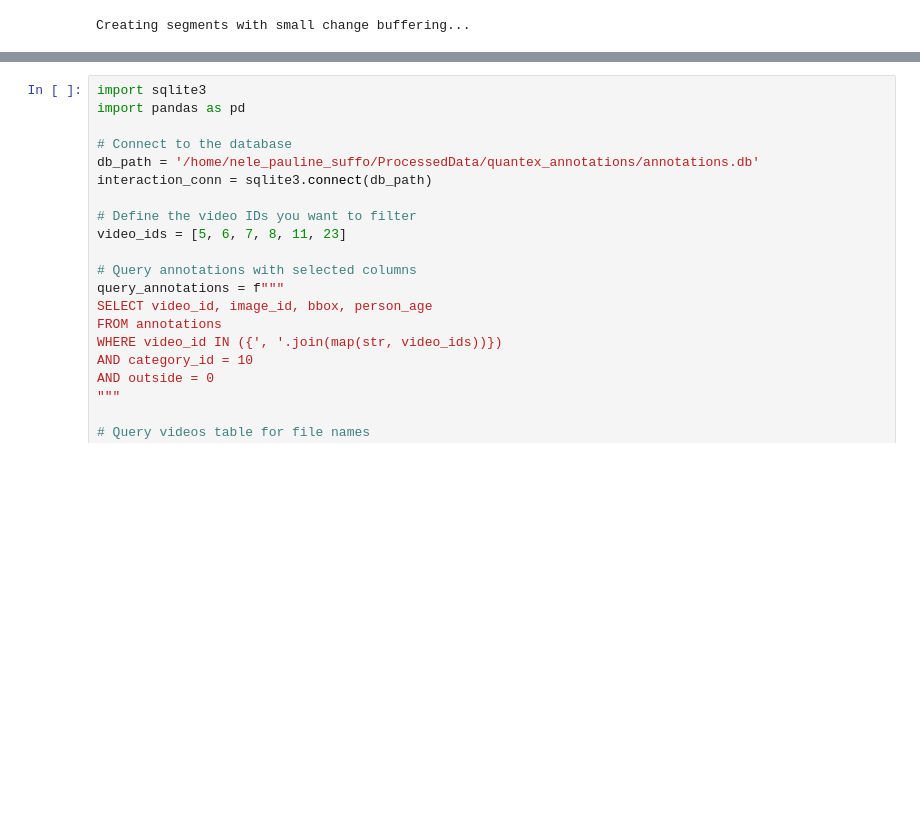
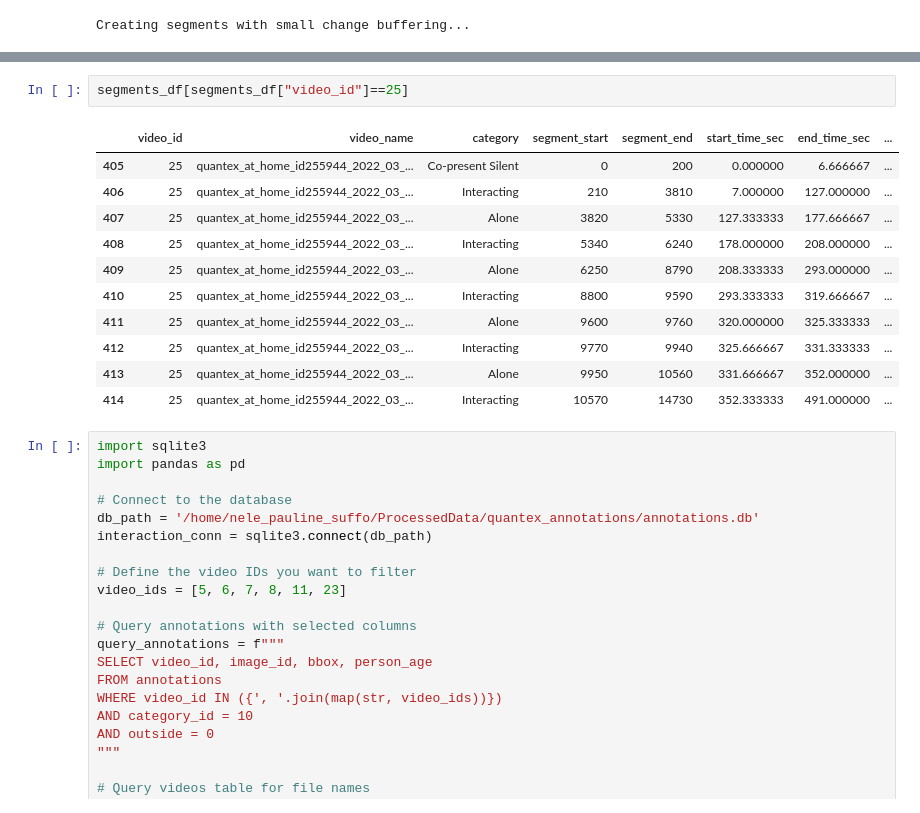
Before and after one commit to neleSuffo/preschool-social-ecology, a Jupyter notebook: src/results/rq_01/rq_01_analysis.ipynb, the cells around one changed output, grey strips where cells are left out. Cells and saved outputs as stored; diff of their text form; blank space fills up the shorter version.

```diff
--- a/src/results/rq_01/rq_01_analysis.ipynb
+++ b/src/results/rq_01/rq_01_analysis.ipynb
@@ -224,3 +324,17 @@ interaction_df[interaction_df["video_id"]==1]
+# %%
+segments_df[segments_df["video_id"]==25]
+# %% [output]
+|  | video_id | video_name | category | segment_start | segment_end | start_time_sec | end_time_sec | ... |
+| 405 | 25 | quantex_at_home_id255944_2022_03_... | Co-present Silent | 0 | 200 | 0.000000 | 6.666667 | ... |
+| 406 | 25 | quantex_at_home_id255944_2022_03_... | Interacting | 210 | 3810 | 7.000000 | 127.000000 | ... |
+| 407 | 25 | quantex_at_home_id255944_2022_03_... | Alone | 3820 | 5330 | 127.333333 | 177.666667 | ... |
+| 408 | 25 | quantex_at_home_id255944_2022_03_... | Interacting | 5340 | 6240 | 178.000000 | 208.000000 | ... |
+| 409 | 25 | quantex_at_home_id255944_2022_03_... | Alone | 6250 | 8790 | 208.333333 | 293.000000 | ... |
+| 410 | 25 | quantex_at_home_id255944_2022_03_... | Interacting | 8800 | 9590 | 293.333333 | 319.666667 | ... |
+| 411 | 25 | quantex_at_home_id255944_2022_03_... | Alone | 9600 | 9760 | 320.000000 | 325.333333 | ... |
+| 412 | 25 | quantex_at_home_id255944_2022_03_... | Interacting | 9770 | 9940 | 325.666667 | 331.333333 | ... |
+| 413 | 25 | quantex_at_home_id255944_2022_03_... | Alone | 9950 | 10560 | 331.666667 | 352.000000 | ... |
+| 414 | 25 | quantex_at_home_id255944_2022_03_... | Interacting | 10570 | 14730 | 352.333333 | 491.000000 | ... |
 # %%
 import sqlite3
 import pandas as pd
```
Also changed, not shown: parts of 8 cells of this notebook.
